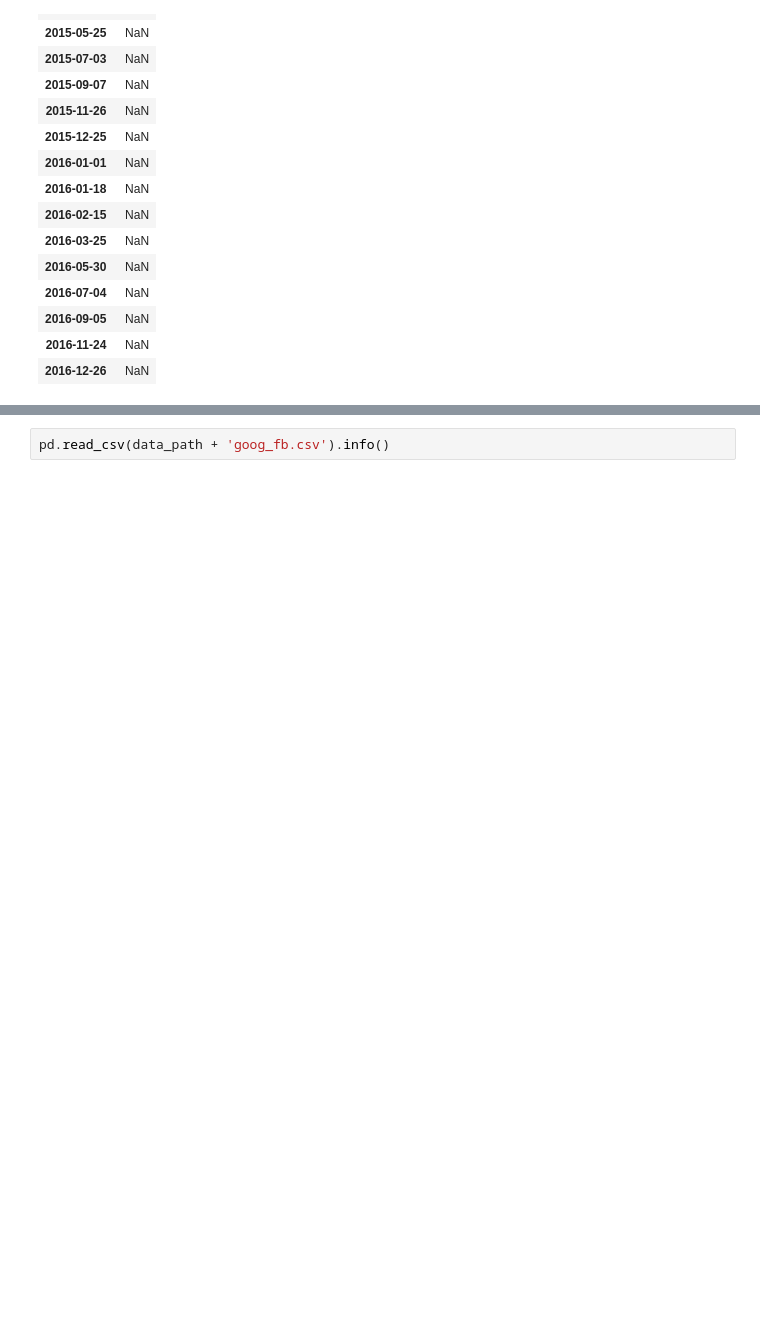
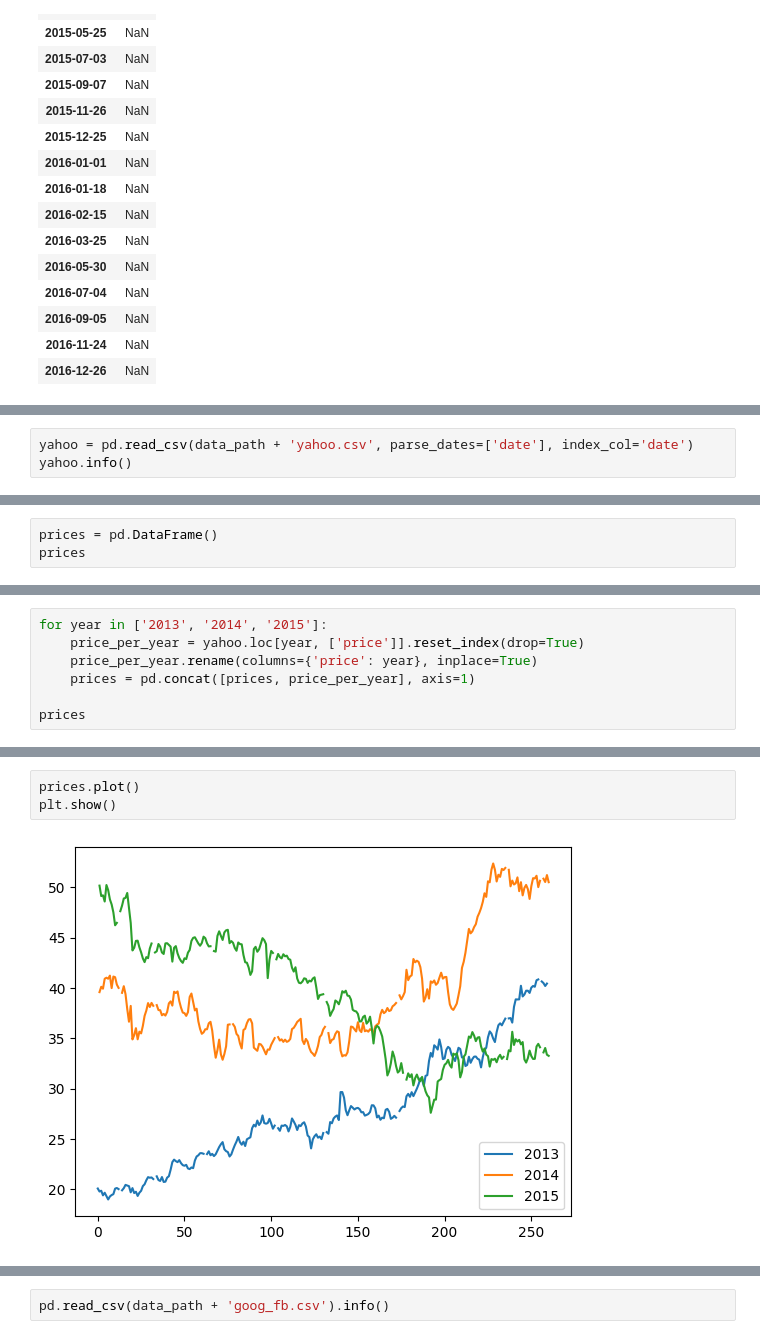
Before and after one commit to PaulToronto/DataCamp_TimeSeries, a Jupyter notebook: 01_Working_with_Time_Series_in_Pandas.ipynb, the cells around one changed output, grey strips where cells are left out. Drawn from its saved outputs; the diff is of its cells as text; blank space fills up the shorter version.

```diff
--- a/01_Working_with_Time_Series_in_Pandas.ipynb
+++ b/01_Working_with_Time_Series_in_Pandas.ipynb
@@ -371,0 +496,3 @@ google[google['price'].isnull()]
+# %%
+yahoo = pd.read_csv(data_path + 'yahoo.csv', parse_dates=['date'], index_col='date')
+yahoo.info()
@@ -371,0 +508,3 @@ google[google['price'].isnull()]
+# %%
+prices = pd.DataFrame()
+prices
@@ -371,0 +513,7 @@ google[google['price'].isnull()]
+# %%
+for year in ['2013', '2014', '2015']:
+    price_per_year = yahoo.loc[year, ['price']].reset_index(drop=True)
+    price_per_year.rename(columns={'price': year}, inplace=True)
+    prices = pd.concat([prices, price_per_year], axis=1)
+
+prices
@@ -372,3 +534,8 @@ google[google['price'].isnull()]
+# %%
+prices.plot()
+plt.show()
+# %% [output]
+[figure, added]
 # %% [markdown]
 ## Lags, changes, and returns for stock price series
 
```
Also changed, not shown: parts of 28 cells of this notebook.
